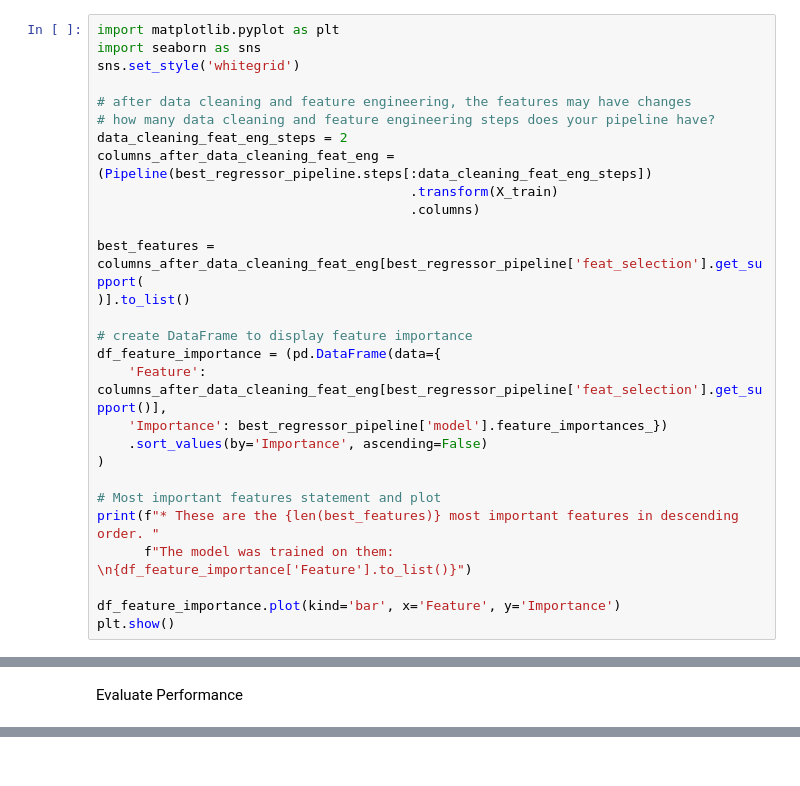
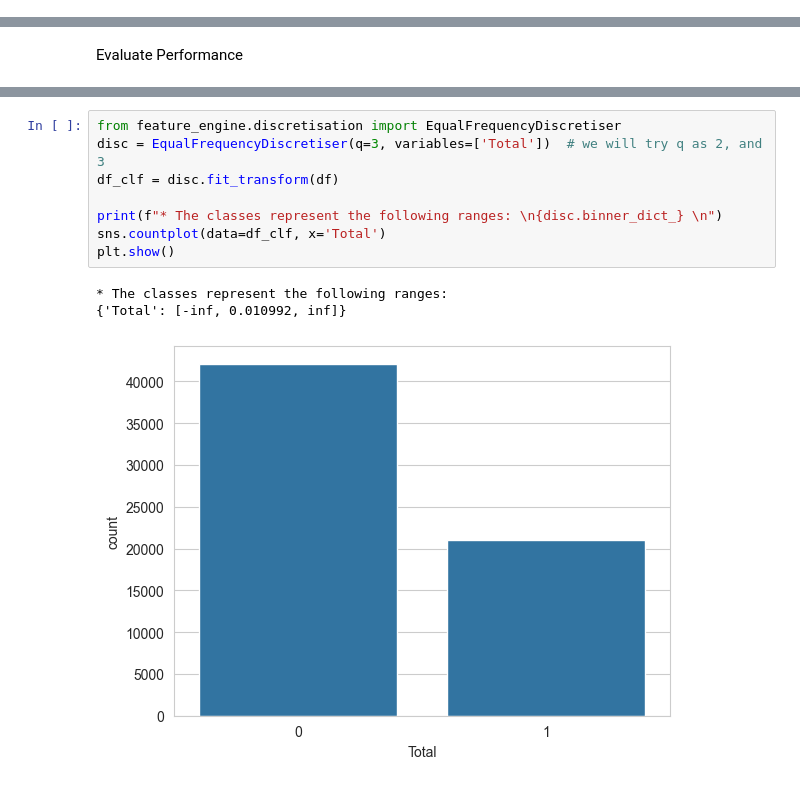
Before and after one commit to Grampers-Dev/CO2Oracle, a Jupyter notebook: jupyter_notebooks/06 - CO2 Emissions Classification Model.ipynb, the cells around one changed output, grey strips where cells are left out. Drawn from its saved outputs; the diff is of its cells as text.

```diff
--- a/jupyter_notebooks/06 - CO2 Emissions Classification Model.ipynb
+++ b/jupyter_notebooks/06 - CO2 Emissions Classification Model.ipynb
@@ -400,30 +475,2 @@ Pipeline(steps=[('OrdinalCategoricalEncoder',
 # %% [markdown]
 Assess feature importance
-# %%
-import matplotlib.pyplot as plt
-import seaborn as sns
-sns.set_style('whitegrid')
-
-# after data cleaning and feature engineering, the features may have changes
-# how many data cleaning and feature engineering steps does your pipeline have?
-data_cleaning_feat_eng_steps = 2
-columns_after_data_cleaning_feat_eng = (Pipeline(best_regressor_pipeline.steps[:data_cleaning_feat_eng_steps])
-                                        .transform(X_train)
-                                        .columns)
-
-best_features = columns_after_data_cleaning_feat_eng[best_regressor_pipeline['feat_selection'].get_support(
-)].to_list()
-
-# create DataFrame to display feature importance
-df_feature_importance = (pd.DataFrame(data={
-    'Feature': columns_after_data_cleaning_feat_eng[best_regressor_pipeline['feat_selection'].get_support()],
-    'Importance': best_regressor_pipeline['model'].feature_importances_})
-    .sort_values(by='Importance', ascending=False)
-)
-
-# Most important features statement and plot
-print(f"* These are the {len(best_features)} most important features in descending order. "
-      f"The model was trained on them: \n{df_feature_importance['Feature'].to_list()}")
-
-df_feature_importance.plot(kind='bar', x='Feature', y='Importance')
-plt.show()
@@ -491,0 +1156,12 @@ def regression_evaluation(X, y, pipeline):
+# %%
+from feature_engine.discretisation import EqualFrequencyDiscretiser
+disc = EqualFrequencyDiscretiser(q=3, variables=['Total'])  # we will try q as 2, and 3
+df_clf = disc.fit_transform(df)
+
+print(f"* The classes represent the following ranges: \n{disc.binner_dict_} \n")
+sns.countplot(data=df_clf, x='Total')
+plt.show()
+# %% [output]
+* The classes represent the following ranges:
+{'Total': [-inf, 0.010992, inf]}
+[figure, added]
```
Also changed, not shown: parts of 79 cells of this notebook, 6 other files.
